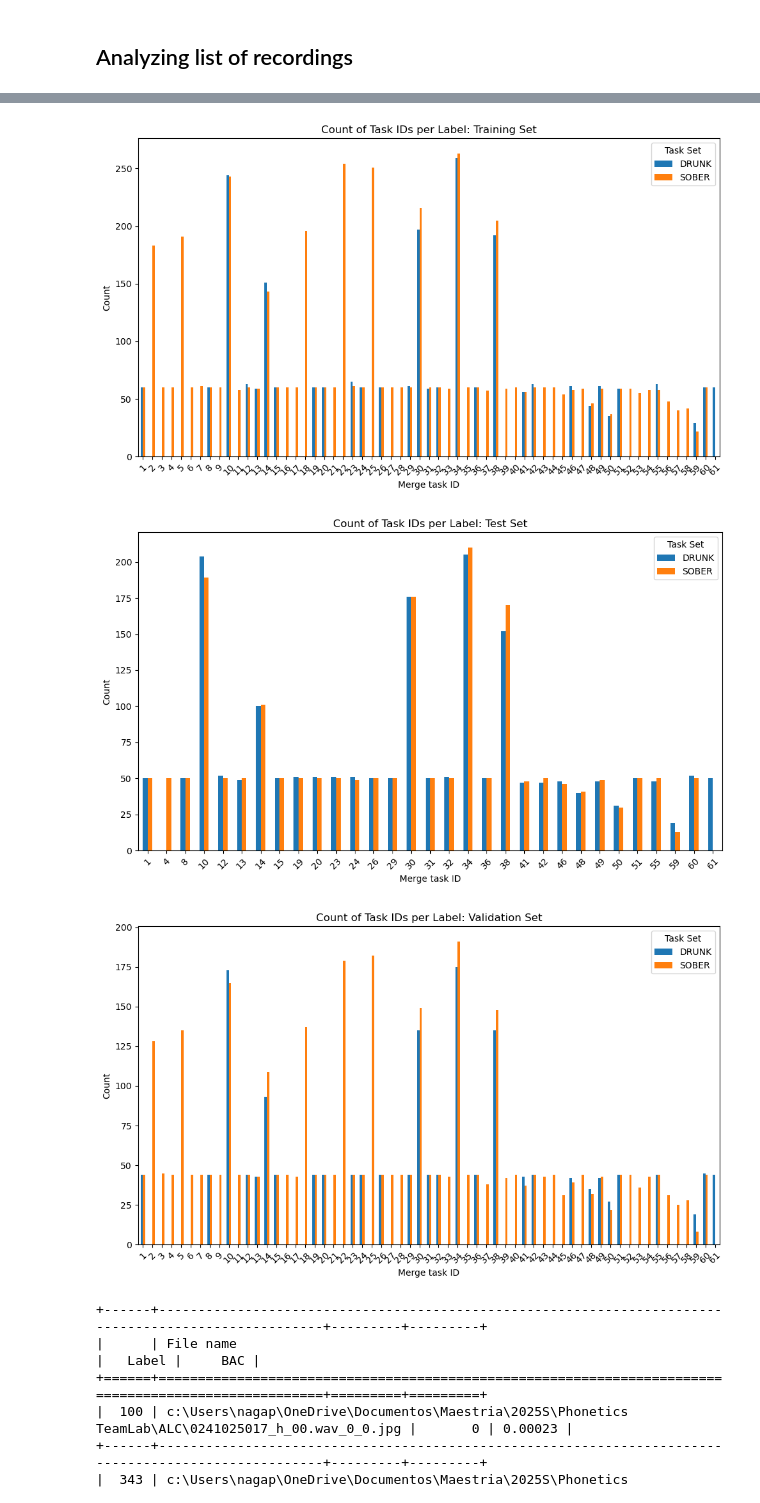
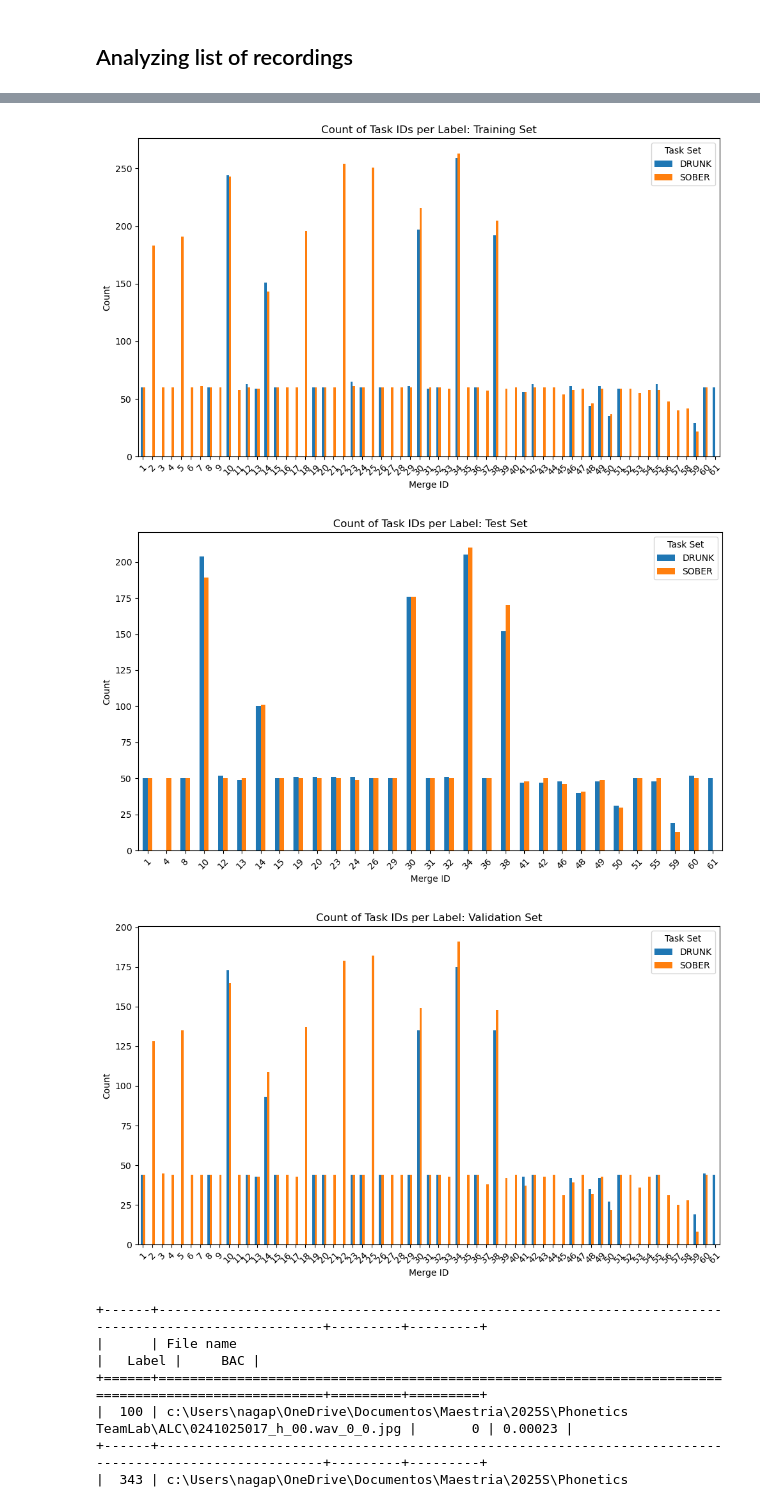
Before and after one commit to krishnarevi/inebriation-voice-detector, a Jupyter notebook: notebooks/TaskExplanation.ipynb, the cells around one changed output, grey strips where cells are left out. Drawn from its saved outputs; the diff is of its cells as text; code cells hidden in the pictures.

Commit message:
New task labels and basic stats

```diff
--- a/notebooks/TaskExplanation.ipynb
+++ b/notebooks/TaskExplanation.ipynb
@@ -132,12 +120,12 @@ recording_listVal = pd.read_csv(full_pathVal)
     4: Task ID
 """
 #Renaming columns
-columns = ['File name', 'Label', 'BAC', 'Task Set', 'Task ID']
+columns = ['File name', 'Label', 'BAC', 'Task Set', 'Task ID','Merge ID']
 recording_listTrain.columns = columns
 recording_listTest.columns = columns
 recording_listVal.columns = columns
 
 #Adding a column to identify the task ID
-recording_listTrain['Merge task ID'] = recording_listTrain.apply(map_merge_id, axis=1)
-recording_listTest['Merge task ID'] = recording_listTest.apply(map_merge_id, axis=1)
-recording_listVal['Merge task ID'] = recording_listVal.apply(map_merge_id, axis=1)
+#recording_listTrain['Merge task ID'] = recording_listTrain.apply(map_merge_id, axis=1)
+#recording_listTest['Merge task ID'] = recording_listTest.apply(map_merge_id, axis=1)
+#recording_listVal['Merge task ID'] = recording_listVal.apply(map_merge_id, axis=1)
@@ -144,21 +138,21 @@ recording_listVal['Merge task ID'] = recording_listVal.apply(map_merge_id, axis=
 # %%
 # Count of Drunk and Sober recordings in each recording list
 pivot_tableTrain = recording_listTrain.pivot_table(
-    index='Merge task ID',
+    index='Merge ID',
     columns='Task Set',
     aggfunc='size',
     fill_value=0
 )
 
 pivot_tableTest = recording_listTest.pivot_table(
-    index='Merge task ID',
+    index='Merge ID',
     columns='Task Set',
     aggfunc='size',
     fill_value=0
 )
 
 pivot_tableVal = recording_listVal.pivot_table(
-    index='Merge task ID',
+    index='Merge ID',
     columns='Task Set',
     aggfunc='size',
     fill_value=0
@@ -167,39 +161,39 @@ pivot_tableVal = recording_listVal.pivot_table(
 #print(pivot_tableTrain)
 
 # Plot the pivot table
 pivot_tableTrain.plot(kind='bar', figsize=(10, 6))
 
 plt.title('Count of Task IDs per Label: Training Set')
-plt.xlabel('Merge task ID')
+plt.xlabel('Merge ID')
 plt.ylabel('Count')
 plt.xticks(rotation=45)
 plt.legend(title='Task Set')
 plt.tight_layout()
 plt.show()
 
 pivot_tableTest.plot(kind='bar', figsize=(10, 6))
 
 plt.title('Count of Task IDs per Label: Test Set')
-plt.xlabel('Merge task ID')
+plt.xlabel('Merge ID')
 plt.ylabel('Count')
 plt.xticks(rotation=45)
 plt.legend(title='Task Set')
 plt.tight_layout()
 plt.show()
 
 pivot_tableVal.plot(kind='bar', figsize=(10, 6))
 
 plt.title('Count of Task IDs per Label: Validation Set')
-plt.xlabel('Merge task ID')
+plt.xlabel('Merge ID')
 plt.ylabel('Count')
 plt.xticks(rotation=45)
 plt.legend(title='Task Set')
 plt.tight_layout()
 plt.show()
 # %% [output]
-[figure, old version]
+[figure, new version]
-[figure, old version]
+[figure, new version]
-[figure, old version]
+[figure, new version]
 # %%
 filtered_df = recording_listTrain[(recording_listTrain['Label'] == 0) & (recording_listTrain['Task Set'].str.upper() == 'DRUNK')]
 print(tabulate(filtered_df[['File name','Label','BAC']], headers='keys', tablefmt='grid'))
```
Also changed, not shown: parts of 10 cells of this notebook, 3 other files.
